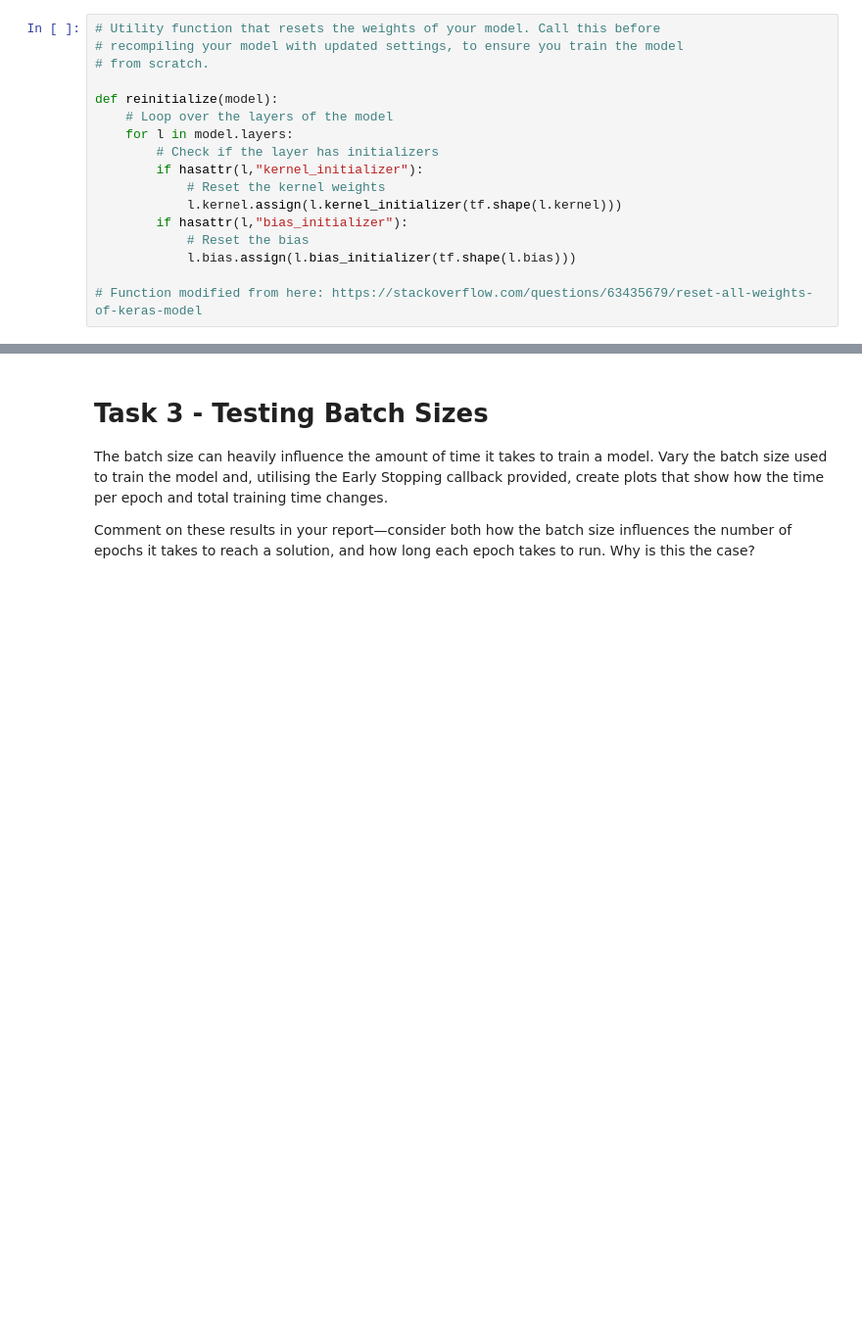
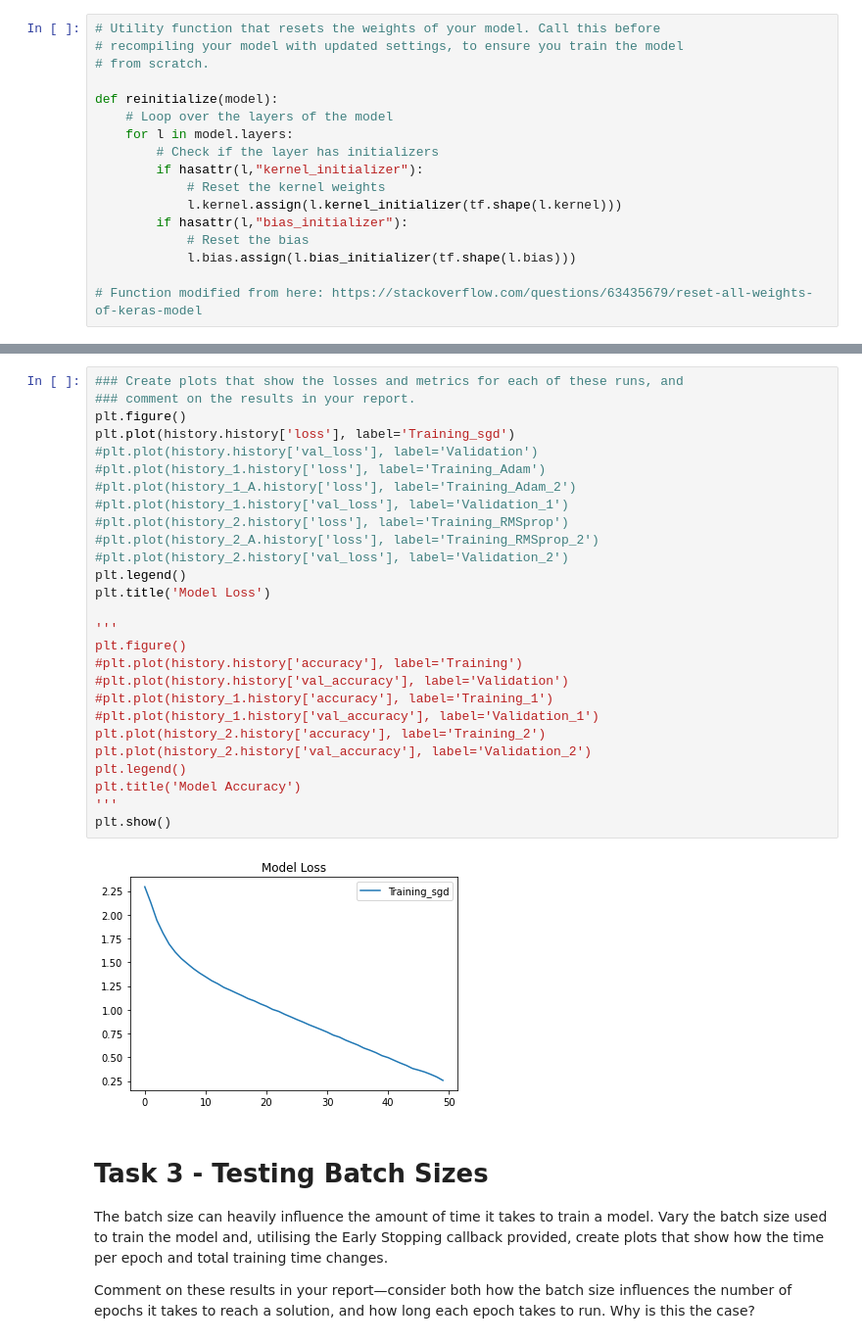
Before and after one commit to os22aax/ADS2Assingment, a Jupyter notebook: [NAME]_[ID]_ADS2_Assignment_1_Deep_Learning_With_Keras.ipynb, the cells around one changed output, grey strips where cells are left out. Shown at 98% size. Cells and saved outputs as stored; diff of their text form; blank space fills up the shorter version.

```diff
--- a/[NAME]_[ID]_ADS2_Assignment_1_Deep_Learning_With_Keras.ipynb
+++ b/[NAME]_[ID]_ADS2_Assignment_1_Deep_Learning_With_Keras.ipynb
@@ -149,3 +318,32 @@ def reinitialize(model):
+# %%
+### Create plots that show the losses and metrics for each of these runs, and
+### comment on the results in your report.
+plt.figure()
+plt.plot(history.history['loss'], label='Training_sgd')
+#plt.plot(history.history['val_loss'], label='Validation')
+#plt.plot(history_1.history['loss'], label='Training_Adam')
+#plt.plot(history_1_A.history['loss'], label='Training_Adam_2')
+#plt.plot(history_1.history['val_loss'], label='Validation_1')
+#plt.plot(history_2.history['loss'], label='Training_RMSprop')
+#plt.plot(history_2_A.history['loss'], label='Training_RMSprop_2')
+#plt.plot(history_2.history['val_loss'], label='Validation_2')
+plt.legend()
+plt.title('Model Loss')
+
+'''
+plt.figure()
+#plt.plot(history.history['accuracy'], label='Training')
+#plt.plot(history.history['val_accuracy'], label='Validation')
+#plt.plot(history_1.history['accuracy'], label='Training_1')
+#plt.plot(history_1.history['val_accuracy'], label='Validation_1')
+plt.plot(history_2.history['accuracy'], label='Training_2')
+plt.plot(history_2.history['val_accuracy'], label='Validation_2')
+plt.legend()
+plt.title('Model Accuracy')
+'''
+plt.show()
+# %% [output]
+[figure, added]
 # %% [markdown]
 # Task 3 - Testing Batch Sizes
 
```
Also changed, not shown: parts of 13 cells of this notebook.
